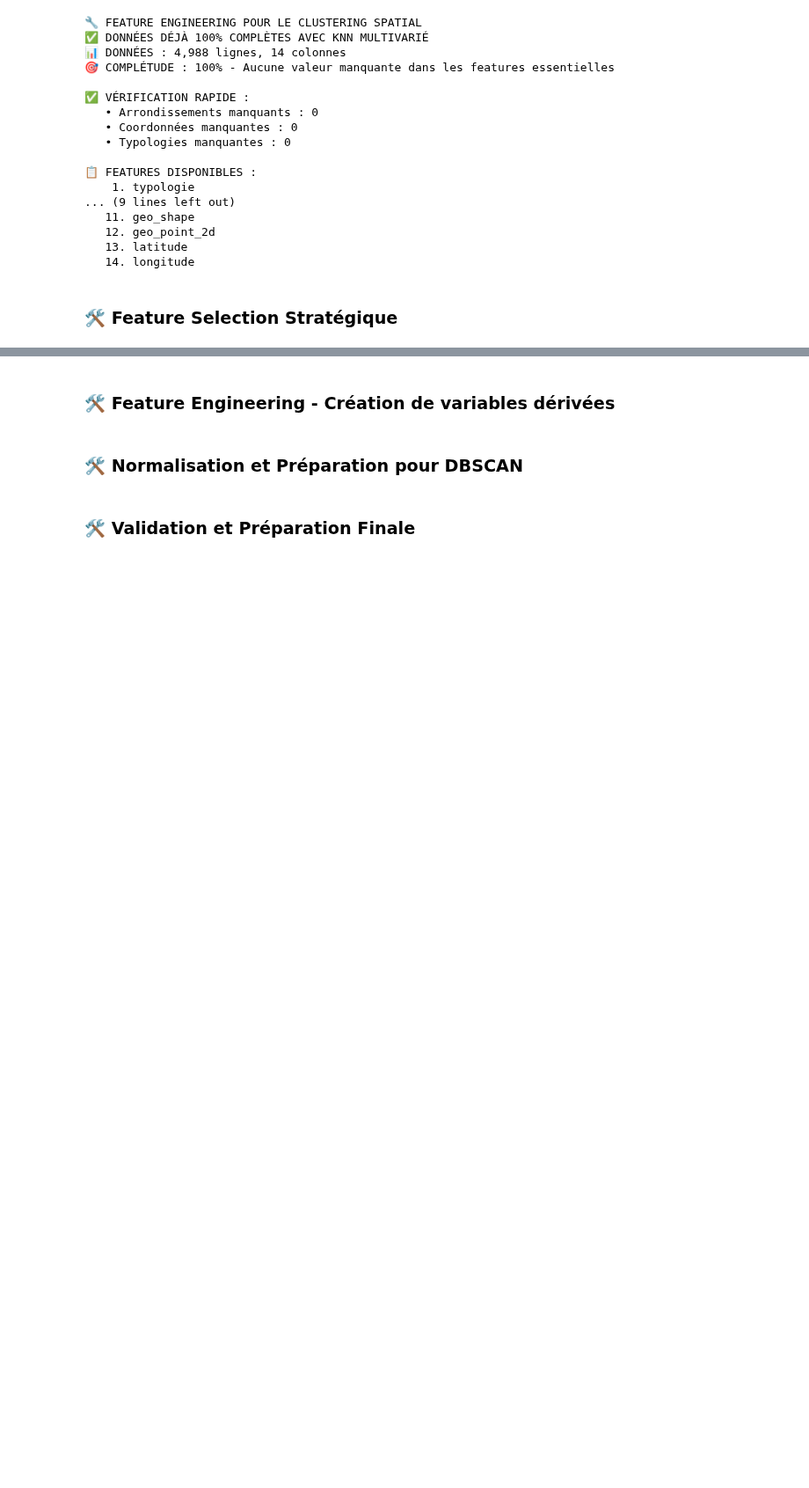
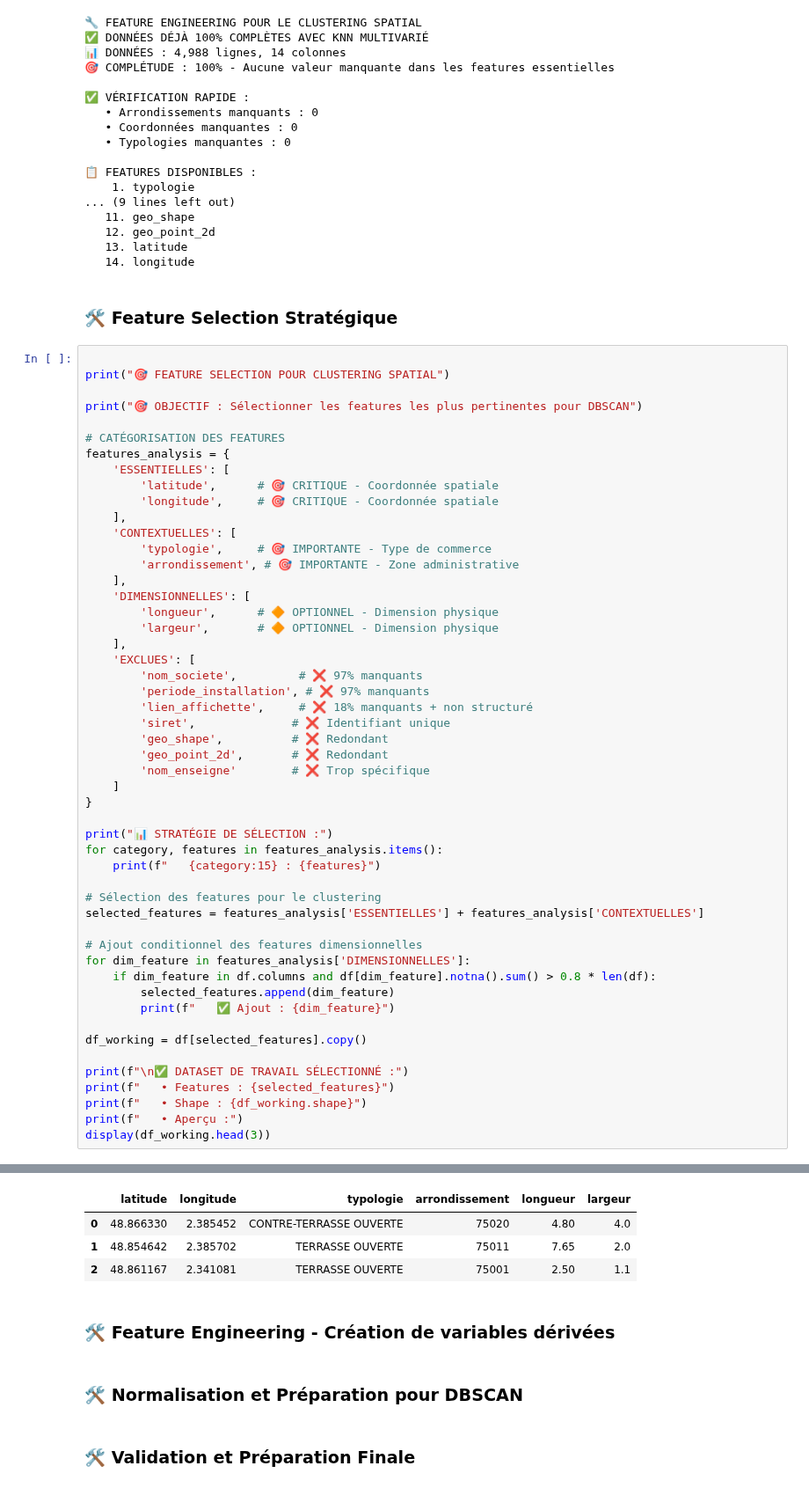
Before and after one commit to ZahraZellazi/L-Archipel-des-Commerces-Parisiens, a Jupyter notebook: notebooks/commerce.ipynb, the cells around one changed output, grey strips where cells are left out. Shown at 88% size. Cells and saved outputs as stored; diff of their text form; blank space fills up the shorter version.

Commit message:
FEATURE SELECTION

```diff
--- a/notebooks/commerce.ipynb
+++ b/notebooks/commerce.ipynb
@@ -2512,3 +2512,55 @@ for i, col in enumerate(df.columns, 1):
 <h3> 🛠️ Feature Selection Stratégique
 
  </h3>
+# %%
+
+print("🎯 FEATURE SELECTION POUR CLUSTERING SPATIAL")
+
+print("🎯 OBJECTIF : Sélectionner les features les plus pertinentes pour DBSCAN")
+
+# CATÉGORISATION DES FEATURES
+features_analysis = {
+    'ESSENTIELLES': [
+        'latitude',      # 🎯 CRITIQUE - Coordonnée spatiale
+        'longitude',     # 🎯 CRITIQUE - Coordonnée spatiale
+    ],
+    'CONTEXTUELLES': [
+        'typologie',     # 🎯 IMPORTANTE - Type de commerce
+        'arrondissement', # 🎯 IMPORTANTE - Zone administrative
+    ],
+    'DIMENSIONNELLES': [
+        'longueur',      # 🔶 OPTIONNEL - Dimension physique
+        'largeur',       # 🔶 OPTIONNEL - Dimension physique
+    ],
+    'EXCLUES': [
+        'nom_societe',         # ❌ 97% manquants
+        'periode_installation', # ❌ 97% manquants
+        'lien_affichette',     # ❌ 18% manquants + non structuré
+        'siret',              # ❌ Identifiant unique
+        'geo_shape',          # ❌ Redondant
+        'geo_point_2d',       # ❌ Redondant
+        'nom_enseigne'        # ❌ Trop spécifique
+    ]
+}
+
+print("📊 STRATÉGIE DE SÉLECTION :")
+for category, features in features_analysis.items():
+    print(f"   {category:15} : {features}")
+
+# Sélection des features pour le clustering
+selected_features = features_analysis['ESSENTIELLES'] + features_analysis['CONTEXTUELLES']
+
+# Ajout conditionnel des features dimensionnelles
+for dim_feature in features_analysis['DIMENSIONNELLES']:
+    if dim_feature in df.columns and df[dim_feature].notna().sum() > 0.8 * len(df):
+        selected_features.append(dim_feature)
+        print(f"   ✅ Ajout : {dim_feature}")
+
+df_working = df[selected_features].copy()
+
+print(f"\n✅ DATASET DE TRAVAIL SÉLECTIONNÉ :")
+print(f"   • Features : {selected_features}")
+print(f"   • Shape : {df_working.shape}")
+print(f"   • Aperçu :")
+display(df_working.head(3))
+# %% [output]
@@ -2515,3 +2581,7 @@ for i, col in enumerate(df.columns, 1):
+|  | latitude | longitude | typologie | arrondissement | longueur | largeur |
+| 0 | 48.866330 | 2.385452 | CONTRE-TERRASSE OUVERTE | 75020 | 4.80 | 4.0 |
+| 1 | 48.854642 | 2.385702 | TERRASSE OUVERTE | 75011 | 7.65 | 2.0 |
+| 2 | 48.861167 | 2.341081 | TERRASSE OUVERTE | 75001 | 2.50 | 1.1 |
 # %% [markdown]
 
 <!DOCTYPE html>
```
Also changed, not shown: parts of 1 cell of this notebook.
